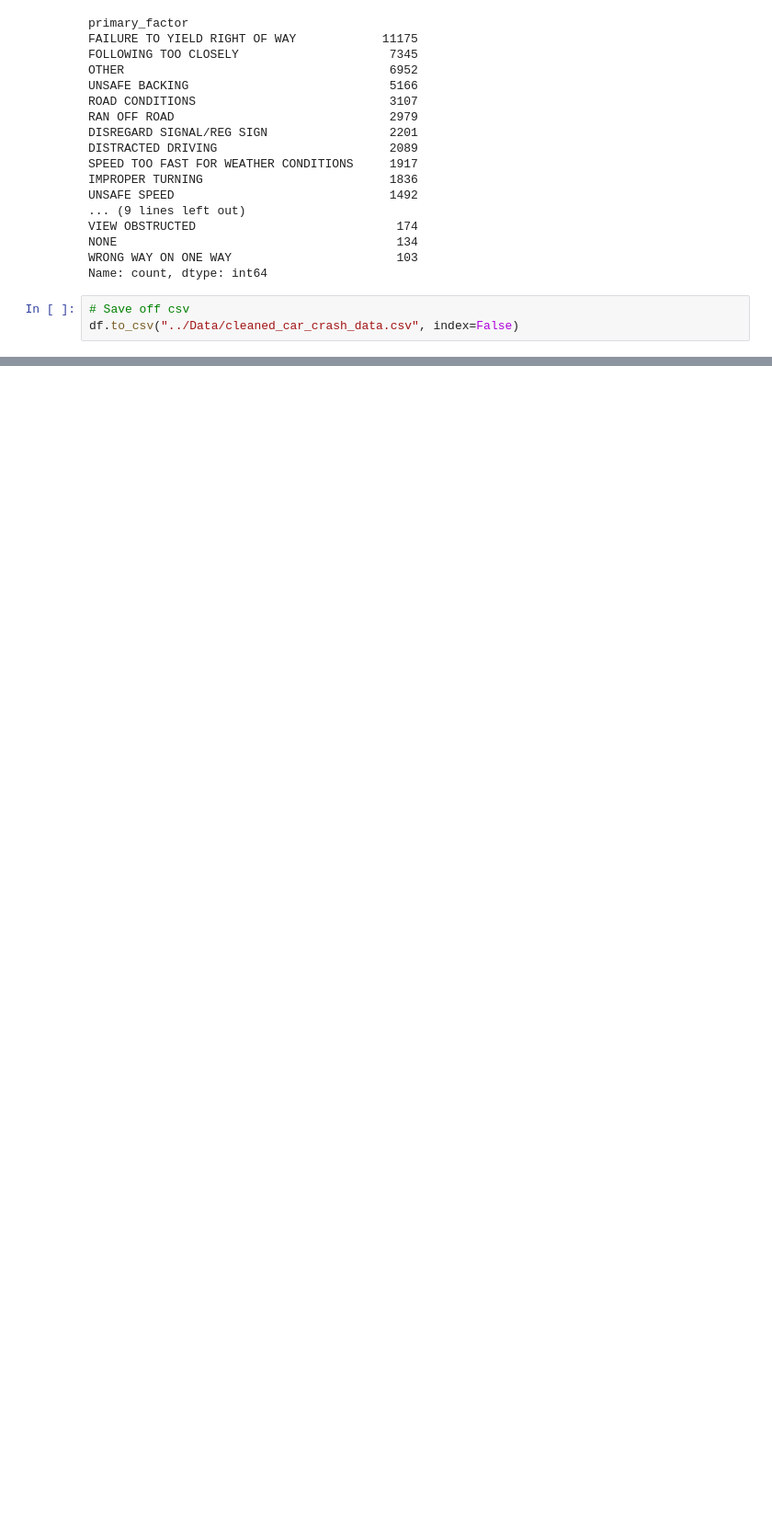
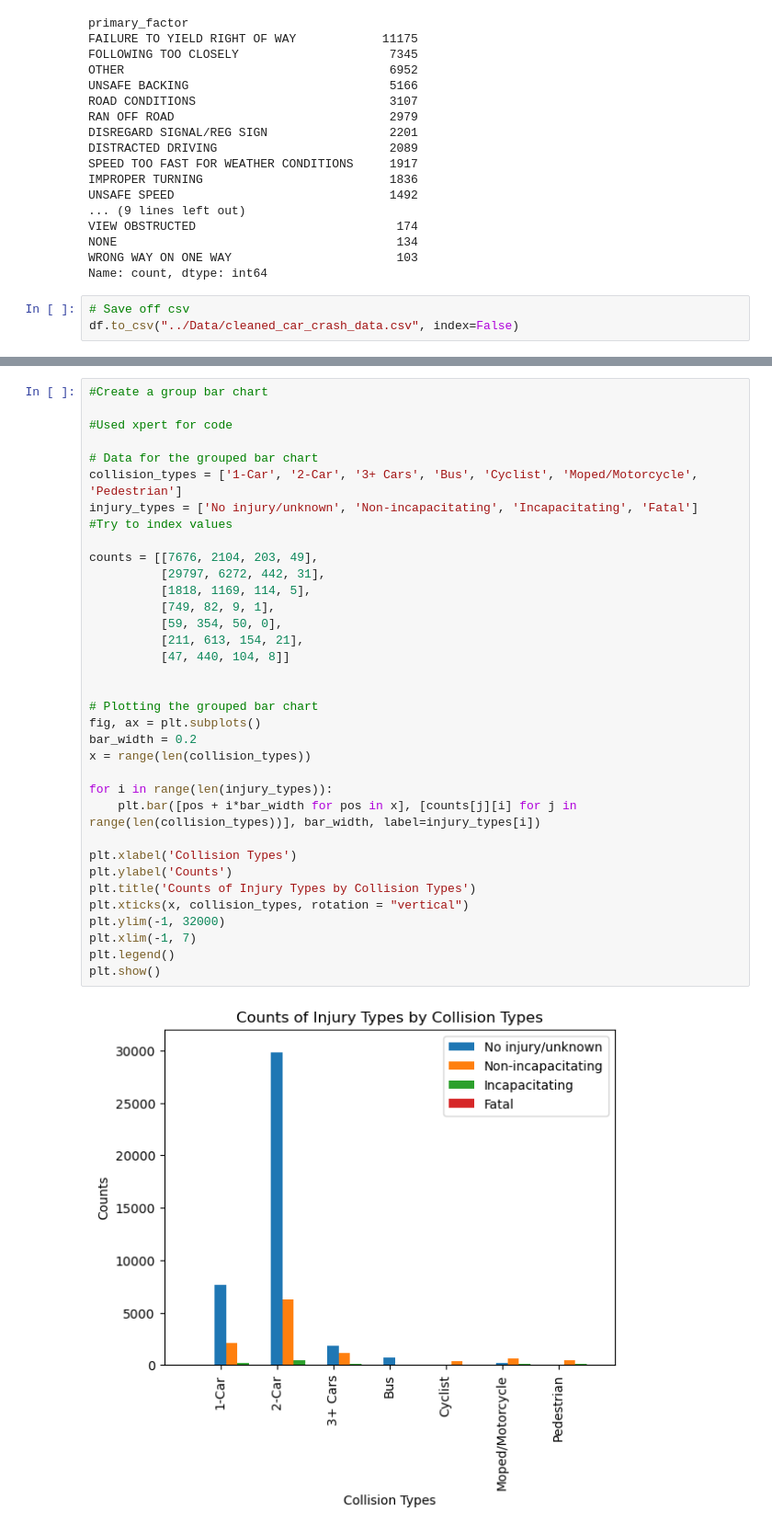
Before and after one commit to martabaker/ds-project-1-group-11, a Jupyter notebook: kenny_Q1/Cleaned Data.ipynb, the cells around one changed output, grey strips where cells are left out. Shown: that part at 92% size. Cells and saved outputs as stored; diff of their text form; blank space fills up the shorter version.

```diff
--- a/kenny_Q1/Cleaned Data.ipynb
+++ b/kenny_Q1/Cleaned Data.ipynb
@@ -179,0 +268,37 @@ AttributeError: 'DataFrame' object has no attribute 'day'
+# %%
+#Create a group bar chart
+
+#Used xpert for code
+
+# Data for the grouped bar chart
+collision_types = ['1-Car', '2-Car', '3+ Cars', 'Bus', 'Cyclist', 'Moped/Motorcycle', 'Pedestrian']
+injury_types = ['No injury/unknown', 'Non-incapacitating', 'Incapacitating', 'Fatal']
+#Try to index values
+
+counts = [[7676, 2104, 203, 49],
+          [29797, 6272, 442, 31],
+          [1818, 1169, 114, 5],
+          [749, 82, 9, 1],
+          [59, 354, 50, 0],
+          [211, 613, 154, 21],
+          [47, 440, 104, 8]]
+
+
+# Plotting the grouped bar chart
+fig, ax = plt.subplots()
+bar_width = 0.2
+x = range(len(collision_types))
+
+for i in range(len(injury_types)):
+    plt.bar([pos + i*bar_width for pos in x], [counts[j][i] for j in range(len(collision_types))], bar_width, label=injury_types[i])
+
+plt.xlabel('Collision Types')
+plt.ylabel('Counts')
+plt.title('Counts of Injury Types by Collision Types')
+plt.xticks(x, collision_types, rotation = "vertical")
+plt.ylim(-1, 32000)
+plt.xlim(-1, 7)
+plt.legend()
+plt.show()
+# %% [output]
+[figure, added]
```
Also changed, not shown: parts of 12 cells of this notebook.
